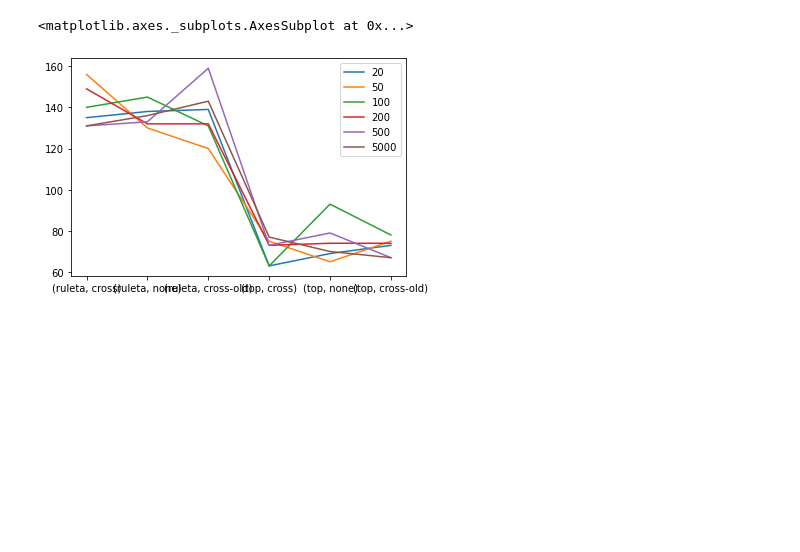
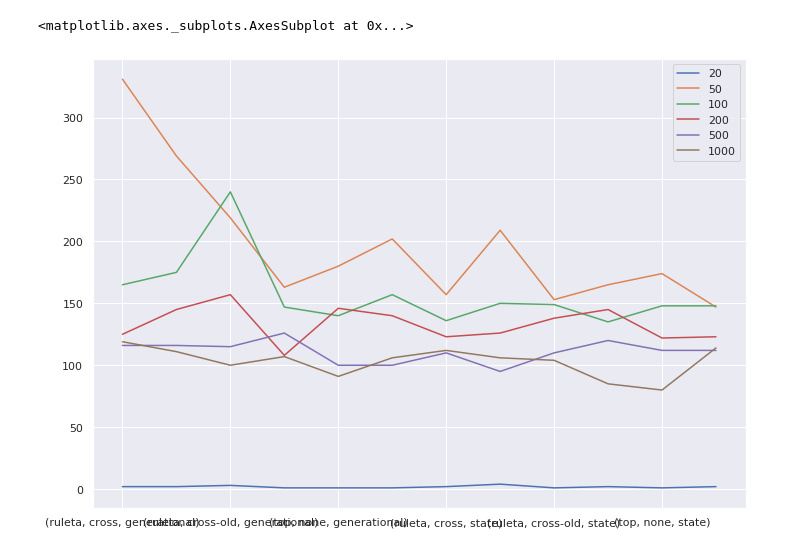
Before and after one commit to jiwidi/MIARFID, a Jupyter notebook: TIA/lab_ga/Inspect_results.ipynb, the cells around one changed output. Saved outputs shown, nothing was run; the diff lists cells and outputs as text; code cells hidden in the pictures; blank space fills up the shorter version.

```diff
--- a/TIA/lab_ga/Inspect_results.ipynb
+++ b/TIA/lab_ga/Inspect_results.ipynb
@@ -4,7 +6,7 @@ import pickle
 selection_modes = ["ruleta", "top"]
 join_modes = ["cross", "none", "cross-old"]
 replace_modes = ["generational", "state", "doom-day"]
-num_total_agents = [20,50,100,200]
+num_total_agents = [20,50,100,200,500,1000]
 results = {}
 # %%
 for agents in num_total_agents:
@@ -14,12 +16,14 @@ for agents in num_total_agents:
 # %%
 import pandas as pd
 import seaborn as sns
+sns.set(rc={'figure.figsize':(11.7,8.27)})
 import matplotlib.pyplot as plt
 for agents in num_total_agents:
     for replace_mode in replace_modes:
         for select_mode in selection_modes:
             for join_mode in join_modes:
                 data = results[agents][(select_mode,join_mode,replace_mode)]
-                sns.lineplot(list(range(len(data))),data,)#label=select_mode + " " + join_mode + " " + replace_mode).set_title(f"Mean fitness - {agents}Agents per generation")
+                sns.lineplot(list(range(len(data))),data,label=select_mode + " " + join_mode + " " + replace_mode).set_title(f"Mean fitness per iteration- {agents}Agents per generation")#l
+    plt.savefig(f'results/{agents}.png')
     plt.show()
 # %% [output]
@@ -31,11 +37,19 @@ for agents in num_total_agents:
 len_results = {}
 for agents in num_total_agents:
     len_results[agents] = {}
-    for select_mode in selection_modes:
-        for join_mode in join_modes:
-            len_results[agents][(select_mode,join_mode)] = len(results[agents][(select_mode,join_mode)])
+    for replace_mode in replace_modes:
+        for select_mode in selection_modes:
+            for join_mode in join_modes:
+                len_results[agents][(select_mode,join_mode,replace_mode)] = len(results[agents][(select_mode,join_mode,replace_mode)])
+
+for agents in num_total_agents:
+    for replace_mode in ["doom-day"]:
+        for select_mode in selection_modes:
+            for join_mode in join_modes:
+                len_results[agents][(select_mode,join_mode,replace_mode)] = None
 # %%
-pd.DataFrame.from_dict(len_results).plot()
+df = pd.DataFrame.from_dict(len_results)
+df.plot()
 # %% [output]
 <matplotlib.axes._subplots.AxesSubplot at 0x...>
-[figure, old version]
+[figure, new version]
```
Also changed, not shown: parts of 13 cells of this notebook, 17 other files.
